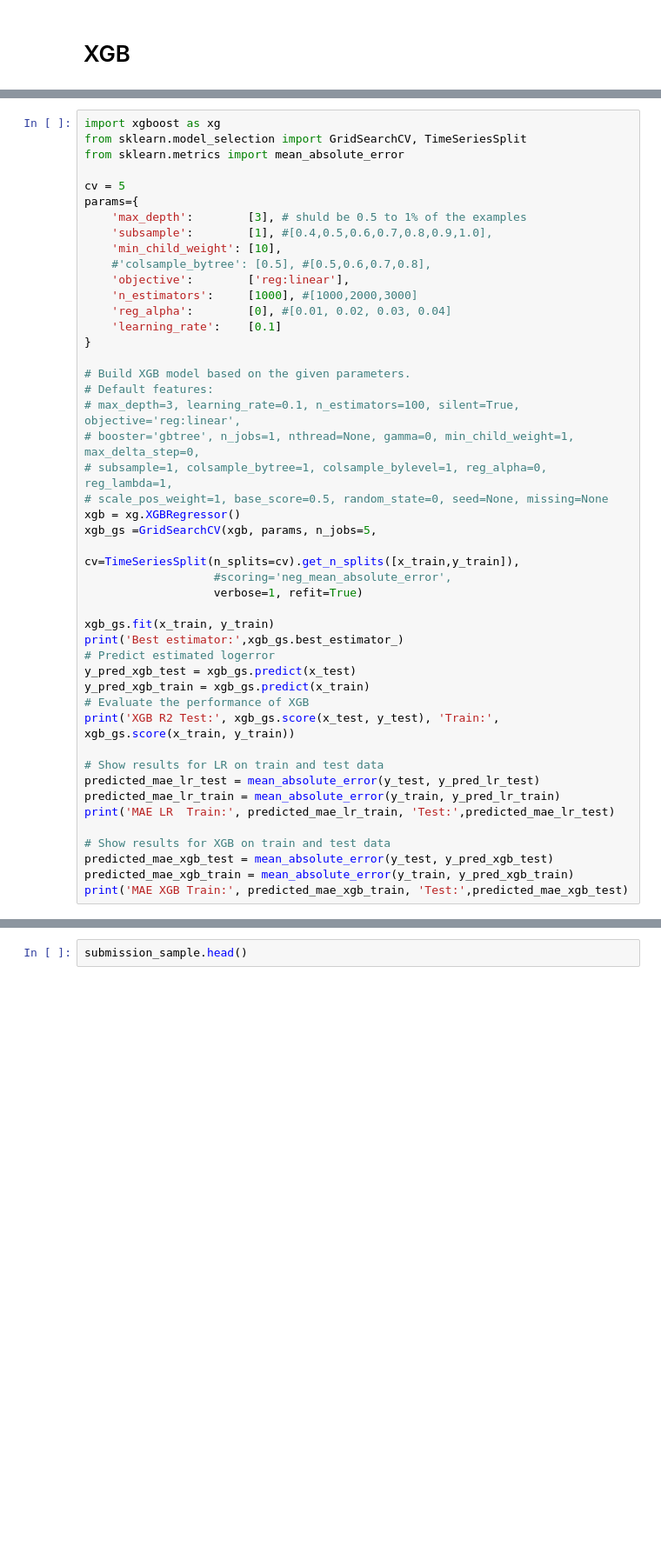
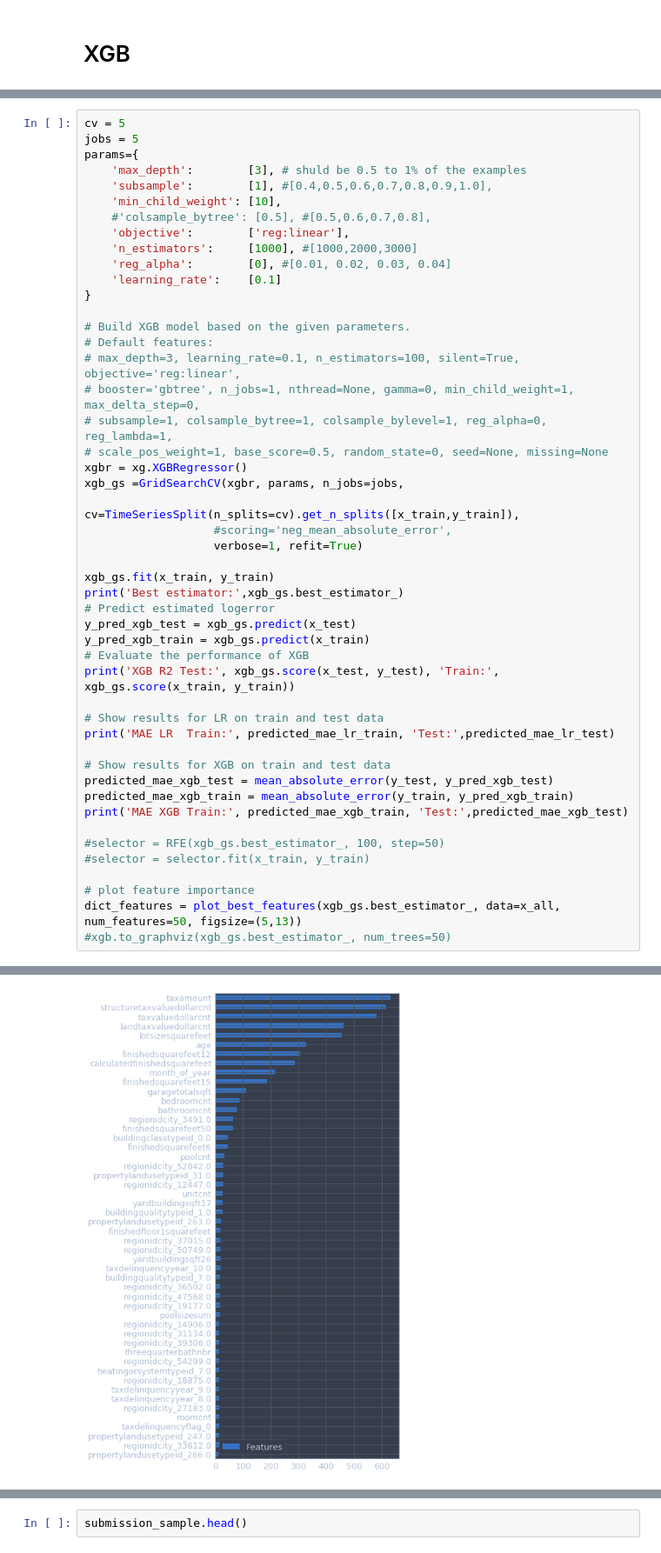
Before and after one commit to tudoriliuta/ZillowForecast, a Jupyter notebook: ZillowForecast.ipynb, the cells around one changed output, grey strips where cells are left out. Shown at 87% size. Drawn from its saved outputs; the diff is of its cells as text; blank space fills up the shorter version.

Commit message:
Binary id features and XGB feature importance based on the number of times a feature is used to split the data across all trees.

```diff
--- a/ZillowForecast.ipynb
+++ b/ZillowForecast.ipynb
@@ -209,9 +238,6 @@ time: 2.25 s
 # %%
-import xgboost as xg
-from sklearn.model_selection import GridSearchCV, TimeSeriesSplit
-from sklearn.metrics import mean_absolute_error
-
 cv = 5
+jobs = 5
 params={
     'max_depth':        [3], # shuld be 0.5 to 1% of the examples
     'subsample':        [1], #[0.4,0.5,0.6,0.7,0.8,0.9,1.0],
@@ -229,8 +255,8 @@ params={
 # booster='gbtree', n_jobs=1, nthread=None, gamma=0, min_child_weight=1, max_delta_step=0,
 # subsample=1, colsample_bytree=1, colsample_bylevel=1, reg_alpha=0, reg_lambda=1,
 # scale_pos_weight=1, base_score=0.5, random_state=0, seed=None, missing=None
-xgb = xg.XGBRegressor()
-xgb_gs =GridSearchCV(xgb, params, n_jobs=5,
+xgbr = xg.XGBRegressor()
+xgb_gs =GridSearchCV(xgbr, params, n_jobs=jobs,
                    cv=TimeSeriesSplit(n_splits=cv).get_n_splits([x_train,y_train]),
                    #scoring='neg_mean_absolute_error',
                    verbose=1, refit=True)
@@ -244,13 +270,18 @@ y_pred_xgb_train = xgb_gs.predict(x_train)
 print('XGB R2 Test:', xgb_gs.score(x_test, y_test), 'Train:', xgb_gs.score(x_train, y_train))
 
 # Show results for LR on train and test data
-predicted_mae_lr_test = mean_absolute_error(y_test, y_pred_lr_test)
-predicted_mae_lr_train = mean_absolute_error(y_train, y_pred_lr_train)
 print('MAE LR  Train:', predicted_mae_lr_train, 'Test:',predicted_mae_lr_test)
 
 # Show results for XGB on train and test data
 predicted_mae_xgb_test = mean_absolute_error(y_test, y_pred_xgb_test)
 predicted_mae_xgb_train = mean_absolute_error(y_train, y_pred_xgb_train)
 print('MAE XGB Train:', predicted_mae_xgb_train, 'Test:',predicted_mae_xgb_test)
+
+#selector = RFE(xgb_gs.best_estimator_, 100, step=50)
+#selector = selector.fit(x_train, y_train)
+
+# plot feature importance
+dict_features = plot_best_features(xgb_gs.best_estimator_, data=x_all, num_features=50, figsize=(5,13))
+#xgb.to_graphviz(xgb_gs.best_estimator_, num_trees=50)
 # %% [output]
 Fitting 5 folds for each of 1 candidates, totalling 5 fits
@@ -267,0 +298 @@ time: 16min 9s
+[figure, added]
```
Also changed, not shown: parts of 9 cells of this notebook.
